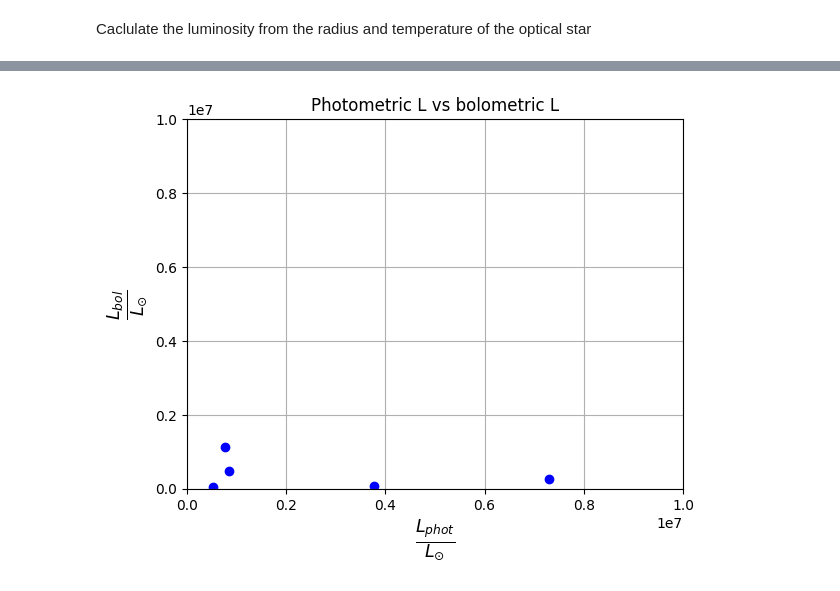
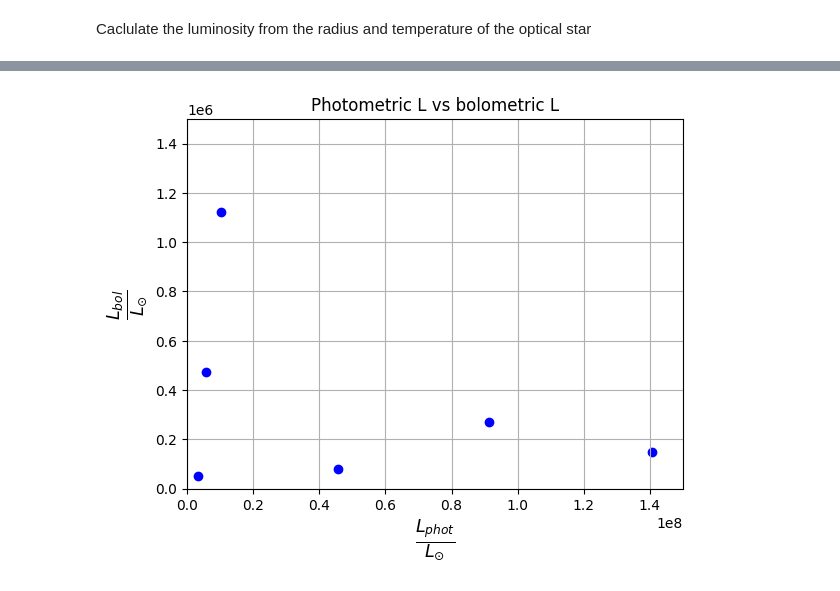
Before and after one commit to LvV210/MasterProject, a Jupyter notebook: luminosity.ipynb, the cells around one changed output, grey strips where cells are left out. Drawn from its saved outputs; the diff is of its cells as text; code cells hidden in the pictures.

```diff
--- a/luminosity.ipynb
+++ b/luminosity.ipynb
@@ -25,21 +52,21 @@ Calculate the luminosity from photometric data
 # %%
-for i in range(df_hmxb.shape[0]):
-    # Calculate extinction
-    Av = 3.2 * (df_hmxb.loc[i, '(B-V)obs'] - df_hmxb.loc[i, '(B-V)0'])
+# for i in range(df_hmxb.shape[0]):
+#     # Calculate extinction
+#     Av = 3.2 * (df_hmxb.loc[i, '(B-V)obs'] - df_hmxb.loc[i, '(B-V)0'])
 
-    # Calculate Absulute magnitude (visual)
-    Mv = df_hmxb.loc[i, 'mv'] - 5 * np.log10(df_hmxb.loc[i, 'distance'] * 1000) + 5 - Av
+#     # Calculate Absulute magnitude (visual)
+#     Mv = df_hmxb.loc[i, 'mv'] - 5 * np.log10(df_hmxb.loc[i, 'distance'] * 1000) + 5 - Av
 
-    # Calculate bolomatric absolute magnitude
-    Mbol = Mv + df_hmxb.loc[i, 'BC']
+#     # Calculate bolomatric absolute magnitude
+#     Mbol = Mv + df_hmxb.loc[i, 'BC']
 
-    # Calculate the luminosity in solar luminosities
-    L = 10**((Mbol - 4.74) / (-2.5))
+#     # Calculate the luminosity in solar luminosities
+#     L = 10**((Mbol - 4.74) / (-2.5))
 
-    # Put L in luminosity dataframe
-    df_luminosity.loc[df_luminosity["id"] == df_hmxb.loc[i, 'id'], "L_phot"] = L
-    # Put L in the dataframe
-    df_hmxb.loc[i, 'luminosity'] = L
+#     # Put L in luminosity dataframe
+#     df_luminosity.loc[df_luminosity["id"] == df_hmxb.loc[i, 'id'], "L_phot"] = L
+#     # Put L in the dataframe
+#     df_hmxb.loc[i, 'luminosity'] = L
 # %% [markdown]
 Caclulate the luminosity from the radius and temperature of the optical star
 # %%
@@ -86,18 +113,18 @@ df_luminosity.style
 # %%
 filtered_df = df_luminosity.dropna(subset=["L_phot", "L_spec"])
 
 # Create a scatter plot of L1 vs. L2
 plt.scatter(filtered_df["L_phot"], filtered_df["L_spec"], color='blue')
 plt.grid(True)
 plt.xlabel(r"$\frac{L_{phot}}{L_{\odot}}$", fontsize=18)
 plt.ylabel(r"$\frac{L_{bol}}{L_{\odot}}$", fontsize=18)
-plt.xlim(0, 10**7)
-plt.ylim(0, 10**7)
+plt.xlim(0, 1.5 * 10**8)
+plt.ylim(0, 1.5 * 10**6)
 plt.title("Photometric L vs bolometric L")
 plt.savefig("/mnt/c/Users/luukv/OneDrive/Masterproject/plots/UnderluminousScatter.png")
 plt.show()
 # %% [output]
-[figure, old version]
+[figure, new version]
 # %%
 # Group the DataFrame by "id" and calculate the sum of "L1" and "L2" for each group
 grouped = filtered_df.groupby("id")[["L_phot", "L_spec"]].sum()
```
Also changed, not shown: parts of 3 cells of this notebook, 1 other file.
